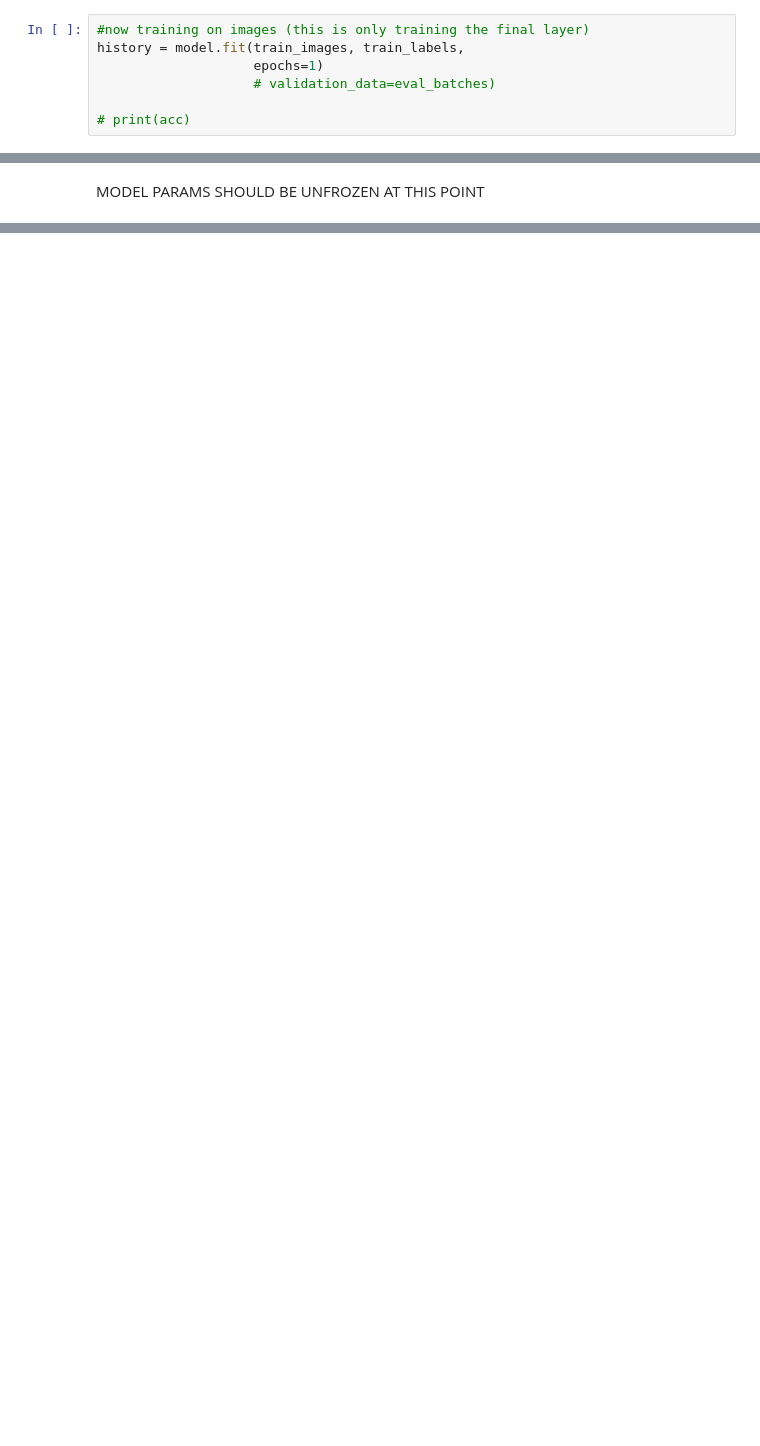
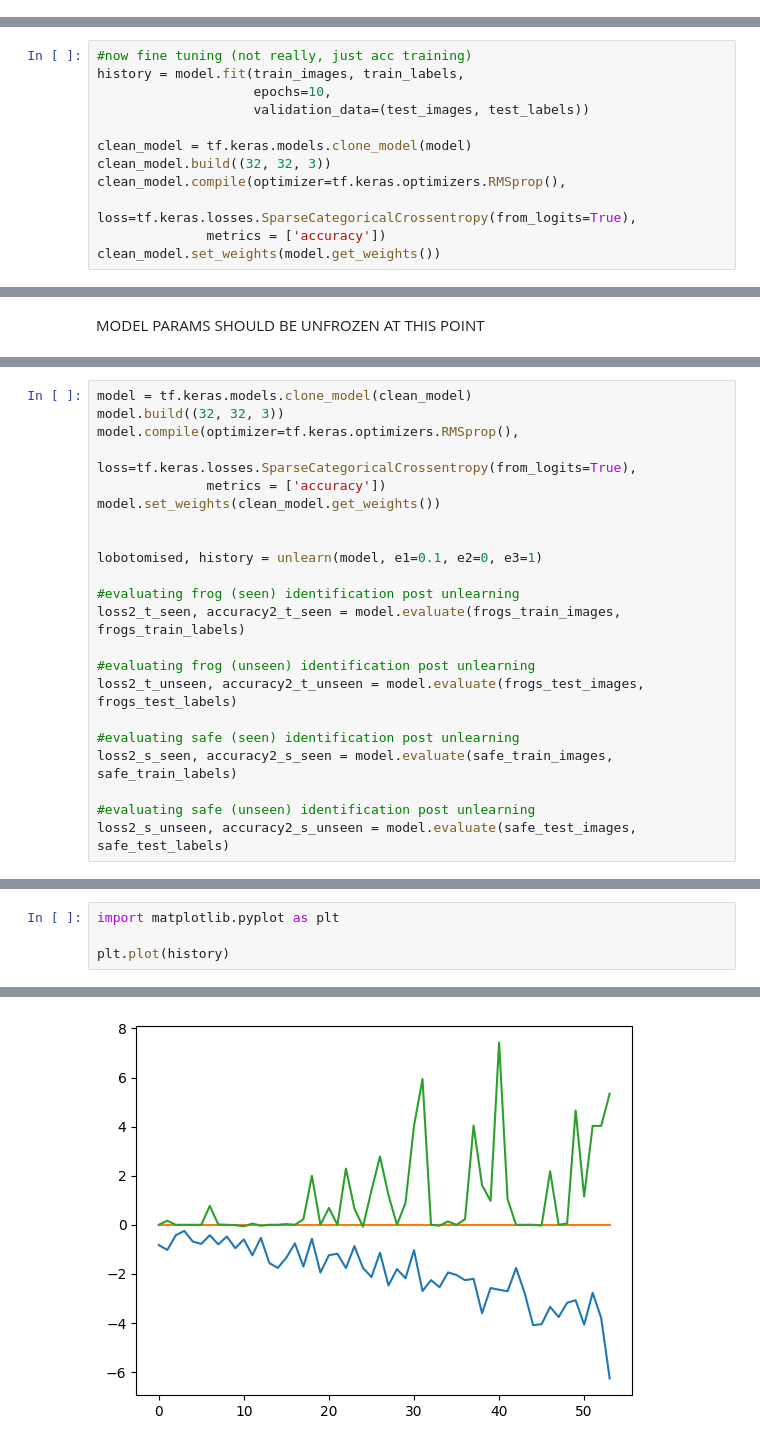
Before and after one commit to zo147/AI-unlearning, a Jupyter notebook: DCAI_project_testing.ipynb, the cells around one changed output, grey strips where cells are left out. Drawn from its saved outputs; the diff is of its cells as text; blank space fills up the shorter version.

```diff
--- a/DCAI_project_testing.ipynb
+++ b/DCAI_project_testing.ipynb
@@ -147,7 +425,0 @@ loss0, accuracy0 = model.evaluate(frogs_test_images, frogs_test_labels)
-# %%
-#now training on images (this is only training the final layer)
-history = model.fit(train_images, train_labels,
-                    epochs=1)
-                    # validation_data=eval_batches)
-
-# print(acc)
@@ -158,0 +443,12 @@ loss1, accuracy1 = model.evaluate(frogs_test_images, frogs_test_labels)
+# %%
+#now fine tuning (not really, just acc training)
+history = model.fit(train_images, train_labels,
+                    epochs=10,
+                    validation_data=(test_images, test_labels))
+
+clean_model = tf.keras.models.clone_model(model)
+clean_model.build((32, 32, 3))
+clean_model.compile(optimizer=tf.keras.optimizers.RMSprop(),
+              loss=tf.keras.losses.SparseCategoricalCrossentropy(from_logits=True),
+              metrics = ['accuracy'])
+clean_model.set_weights(model.get_weights())
@@ -287,0 +578,22 @@ testing model: [OPT-6.7B](https://huggingface.co/facebook/opt-6.7b)
+# %%
+model = tf.keras.models.clone_model(clean_model)
+model.build((32, 32, 3))
+model.compile(optimizer=tf.keras.optimizers.RMSprop(),
+              loss=tf.keras.losses.SparseCategoricalCrossentropy(from_logits=True),
+              metrics = ['accuracy'])
+model.set_weights(clean_model.get_weights())
+
+
+lobotomised, history = unlearn(model, e1=0.1, e2=0, e3=1)
+
+#evaluating frog (seen) identification post unlearning
+loss2_t_seen, accuracy2_t_seen = model.evaluate(frogs_train_images, frogs_train_labels)
+
+#evaluating frog (unseen) identification post unlearning
+loss2_t_unseen, accuracy2_t_unseen = model.evaluate(frogs_test_images, frogs_test_labels)
+
+#evaluating safe (seen) identification post unlearning
+loss2_s_seen, accuracy2_s_seen = model.evaluate(safe_train_images, safe_train_labels)
+
+#evaluating safe (unseen) identification post unlearning
+loss2_s_unseen, accuracy2_s_unseen = model.evaluate(safe_test_images, safe_test_labels)
@@ -287,0 +605,5 @@ testing model: [OPT-6.7B](https://huggingface.co/facebook/opt-6.7b)
+# %%
+import matplotlib.pyplot as plt
+
+plt.plot(history)
+# %% [output]
@@ -287,0 +613 @@ testing model: [OPT-6.7B](https://huggingface.co/facebook/opt-6.7b)
+[figure, added]
```
Also changed, not shown: parts of 63 cells of this notebook.
